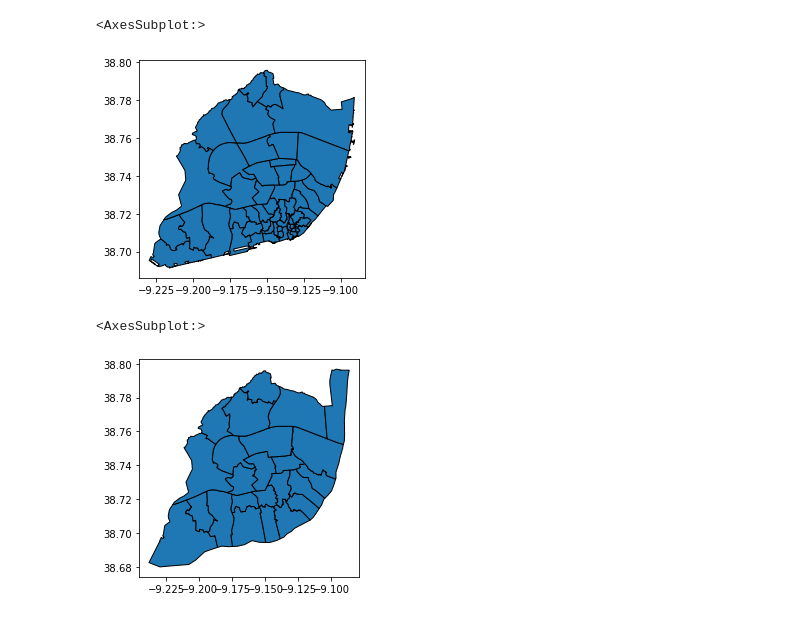
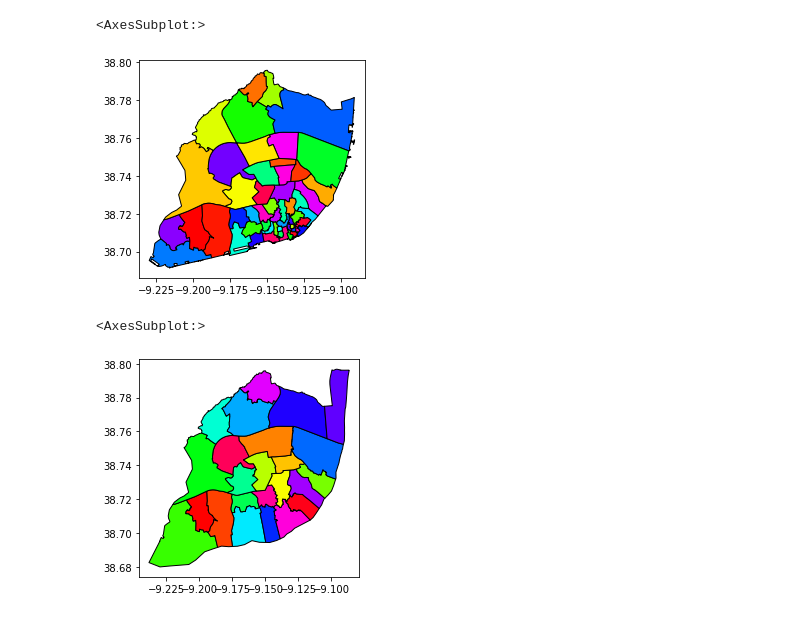
Before and after one commit to TJZLiu/Lisbon-freguesias, a Jupyter notebook: Lisbon freguesias.ipynb, the cells around one changed output. Drawn from its saved outputs; the diff is of its cells as text; code cells hidden in the pictures.

```diff
--- a/Lisbon freguesias.ipynb
+++ b/Lisbon freguesias.ipynb
@@ -7,9 +7,9 @@ pd.set_option('display.max_rows', 500)
 pd.set_option('display.max_columns', 500)
 pd.set_option('display.width', 1000)
 
-old_f= gpd.read_file(r'C:/Users/Desmond/Downloads/data/data/old freguesias/old_freguesias.shp')
-current_f = gpd.read_file(r'C:/Users/Desmond/Downloads/data/data/current freguesias/freguesias.shp')
-BGRI2011 = gpd.read_file(r'C:\Users\Desmond\Downloads\data\data\census 2011\BGRI2011_1106_all.shp')
+old_f= gpd.read_file(r'data/old freguesias/old_freguesias.shp')
+current_f = gpd.read_file(r'data/current freguesias/freguesias.shp')
+BGRI2011 = gpd.read_file(r'data\census 2011\BGRI2011_1106_all.shp')
 # %%
 old_f
 # %% [output]
@@ -62,10 +69,10 @@ BGRI2011.head()
 # %%
-old_f.plot(edgecolor='black')
+old_f.plot(edgecolor='black',cmap='hsv',column='NOME')
 # %% [output]
 <AxesSubplot:>
-[figure, old version]
+[figure, new version]
 # %%
-current_f.plot(edgecolor='black')
+current_f.plot(edgecolor='black',cmap='hsv',column='Freguesia')
 # %% [output]
 <AxesSubplot:>
-[figure, old version]
+[figure, new version]
```
Also changed, not shown: parts of 2 cells of this notebook, 1 other file.
